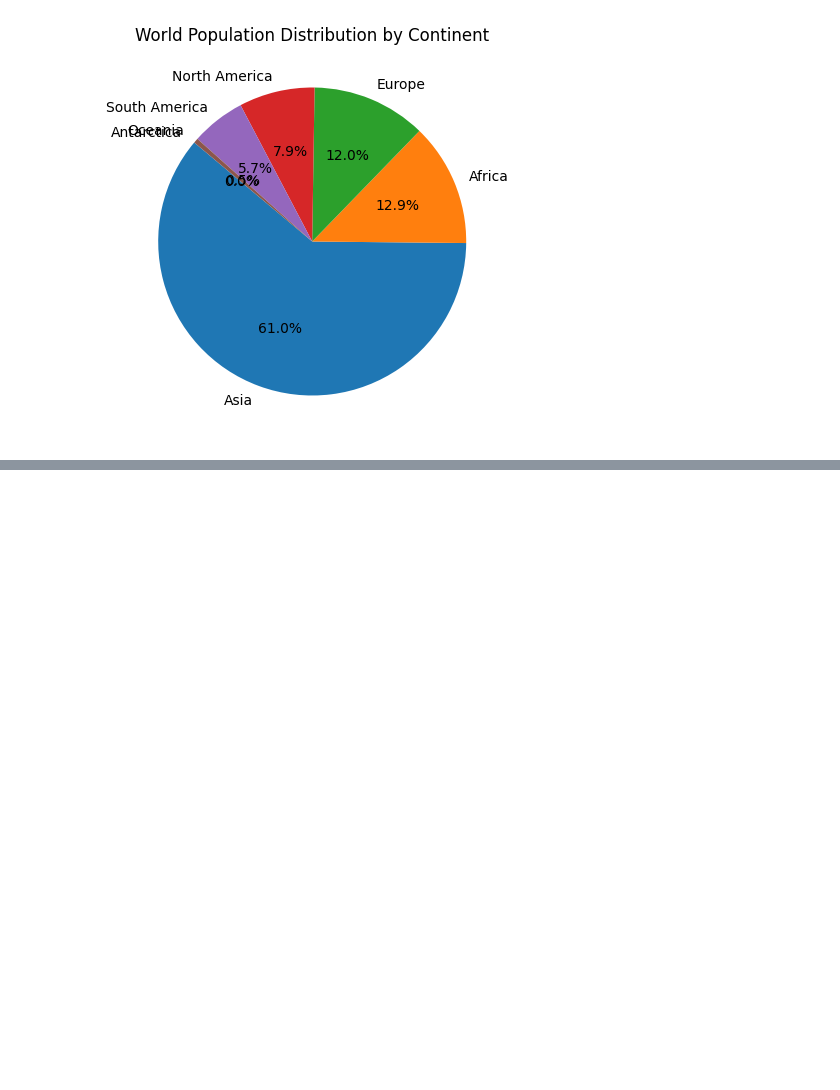
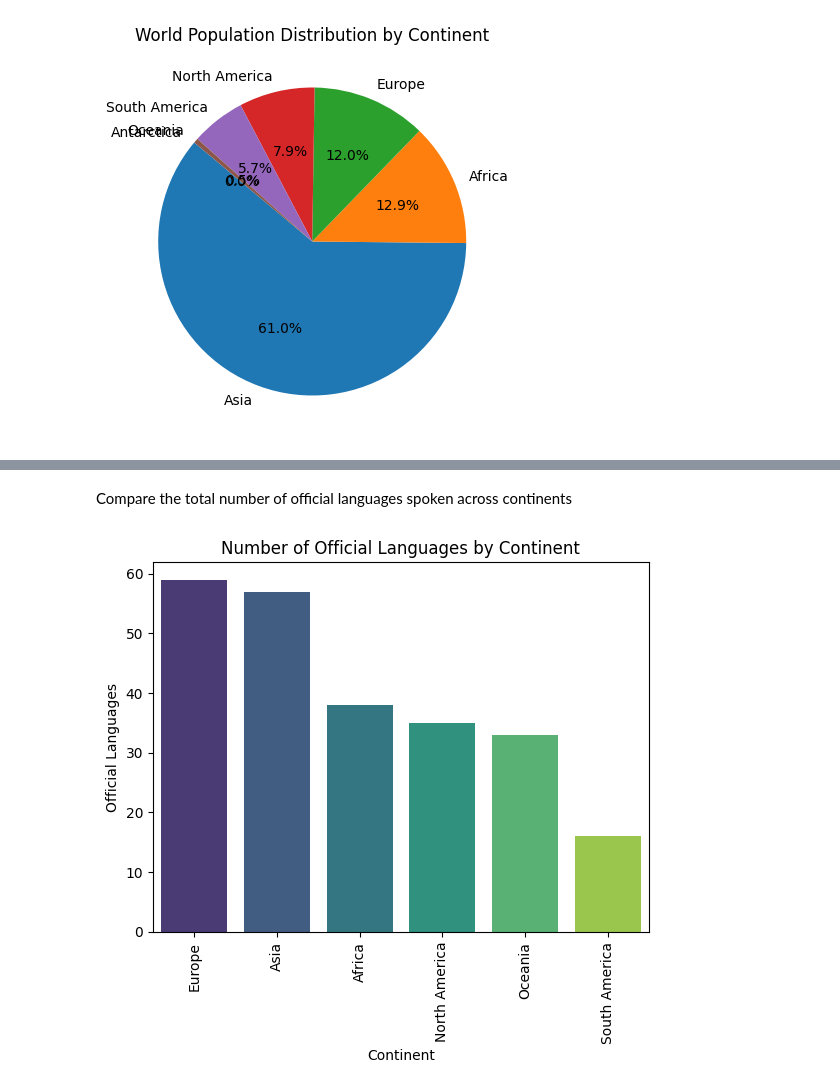
Before and after one commit to khalidkhankakar/SQL-for-datascience, a Jupyter notebook: projects/world_countries/main.ipynb, the cells around one changed output, grey strips where cells are left out. Saved outputs shown, nothing was run; the diff lists cells and outputs as text; code cells hidden in the pictures; blank space fills up the shorter version.

```diff
--- a/projects/world_countries/main.ipynb
+++ b/projects/world_countries/main.ipynb
@@ -415,0 +428,22 @@ plt.show()
+# %% [markdown]
+Compare the total number of official languages spoken across continents
+# %%
+query = """
+SELECT c.Continent,
+       COUNT(DISTINCT cl.Language) AS TotalLanguages,
+       SUM(CASE WHEN cl.IsOfficial = 'T' THEN 1 ELSE 0 END) AS OfficialLanguages
+FROM country AS c
+INNER JOIN countrylanguage AS cl ON c.Code = cl.CountryCode
+GROUP BY c.Continent
+ORDER BY OfficialLanguages DESC;
+"""
+df = pd.read_sql(query, conn)
+
+sns.barplot(data=df, x='Continent', y='OfficialLanguages', palette='viridis')
+plt.title('Number of Official Languages by Continent')
+plt.xlabel('Continent')
+plt.ylabel('Official Languages')
+plt.xticks(rotation=90)
+plt.show()
+# %% [output]
+[figure, added]
```
Also changed, not shown: parts of 2 cells of this notebook.
